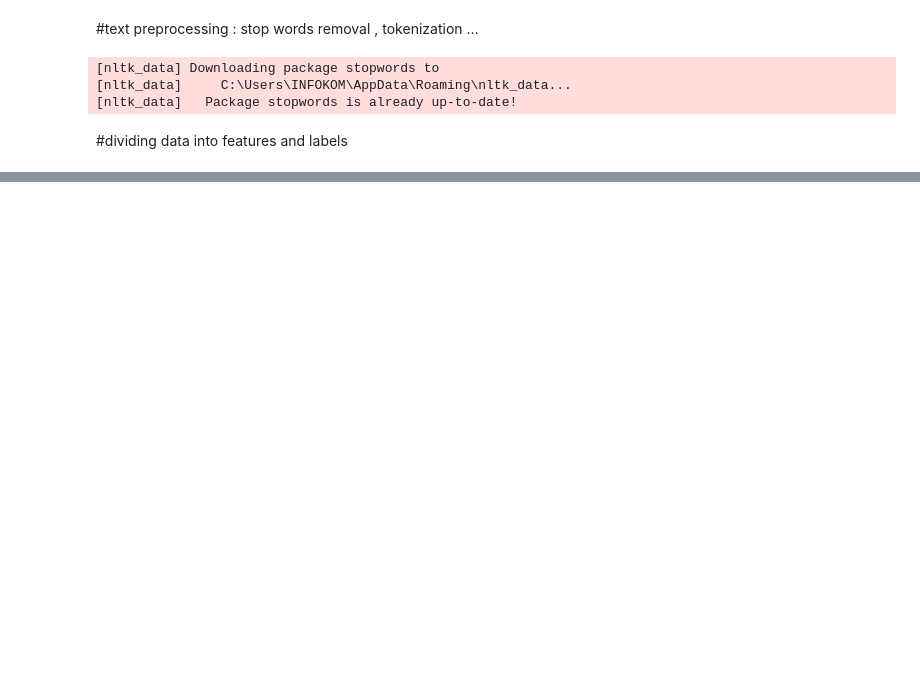
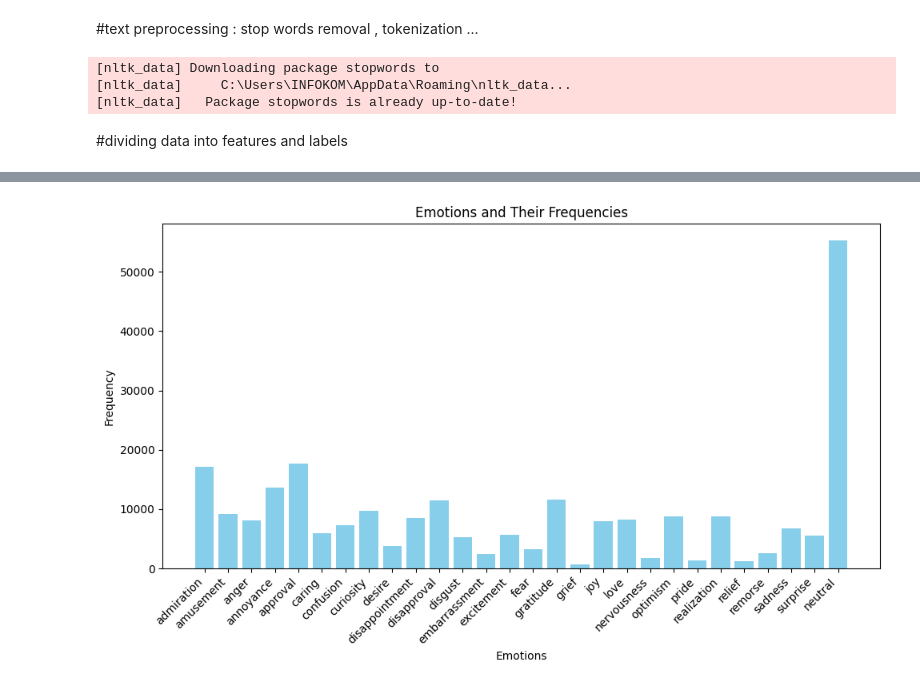
Before and after one commit to mouhebmhd/EduMotions, a Jupyter notebook: emotionsDetection.ipynb, the cells around one changed output, grey strips where cells are left out. Saved outputs shown, nothing was run; the diff lists cells and outputs as text; code cells hidden in the pictures; blank space fills up the shorter version.

Commit message:
adding statistics and plots

```diff
--- a/emotionsDetection.ipynb
+++ b/emotionsDetection.ipynb
@@ -137,3 +127,27 @@ features = data['text']
 # the labels are the last 28 columns were we have 27 emotion valued as 0 if the emotion is present and 1 if its not and another neutral emotion
 labels = data.drop(columns=['text', 'id', 'author', 'subreddit', 'link_id', 'parent_id',
                             'created_utc', 'rater_id', 'example_very_unclear'])  # Selecting emotion columns as labels
+# %%
+### Statistics ###
+# Total number of tweets
+numberOfTweets = len(features)
+
+# Unique emotions
+emotions = labels.columns.tolist()
+
+# Total number of unique emotions
+numberOfEmotions = len(emotions)
+
+# Frequency of each emotion
+emotionsFrequencies = []
+for emotion in emotions:
+    emotionCount = labels[emotion].sum()  # Count occurrences of 1 (where emotion label is present)
+    emotionsFrequencies.append(emotionCount)
+
+# Print the frequency of each emotion
+for emotion, frequency in zip(emotions, emotionsFrequencies):
+    print(f"{emotion}: {frequency}")
+
+# Print total number of tweets and unique emotions
+print("Total number of tweets:", numberOfTweets)
+print("Total number of unique emotions:", numberOfEmotions)
@@ -139,0 +172,14 @@ labels = data.drop(columns=['text', 'id', 'author', 'subreddit', 'link_id', 'par
+# %%
+import matplotlib.pyplot as plt
+
+# Plot emotions and their frequencies
+plt.figure(figsize=(10, 6))
+plt.bar(emotions, emotionsFrequencies, color='skyblue')
+plt.title('Emotions and Their Frequencies')
+plt.xlabel('Emotions')
+plt.ylabel('Frequency')
+plt.xticks(rotation=45, ha='right')  # Rotate x-axis labels for better readability
+plt.tight_layout()  # Adjust layout to prevent clipping of labels
+plt.show()
+# %% [output]
+[figure, added]
```
Also changed, not shown: parts of 3 cells of this notebook.
